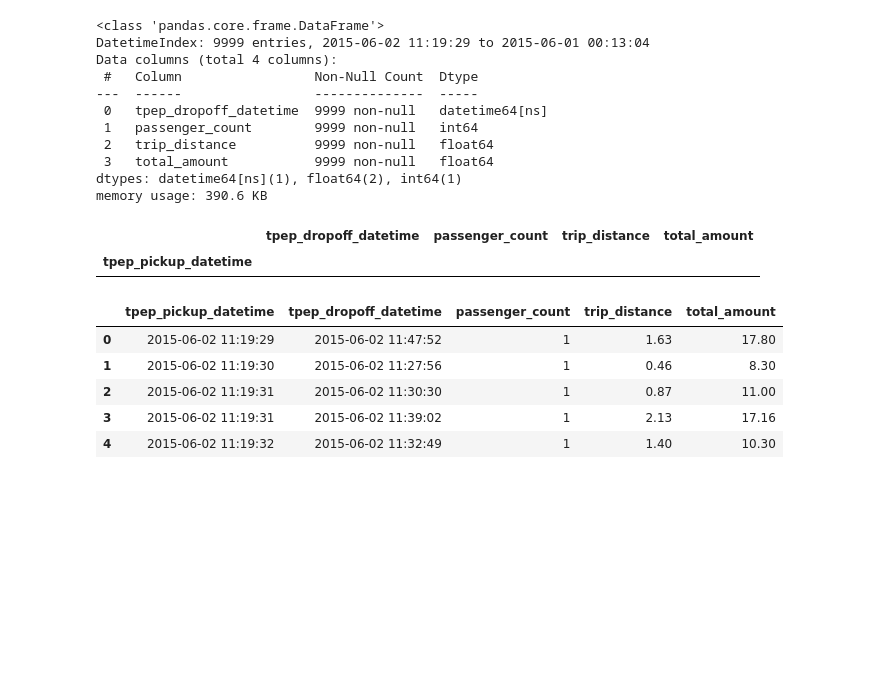
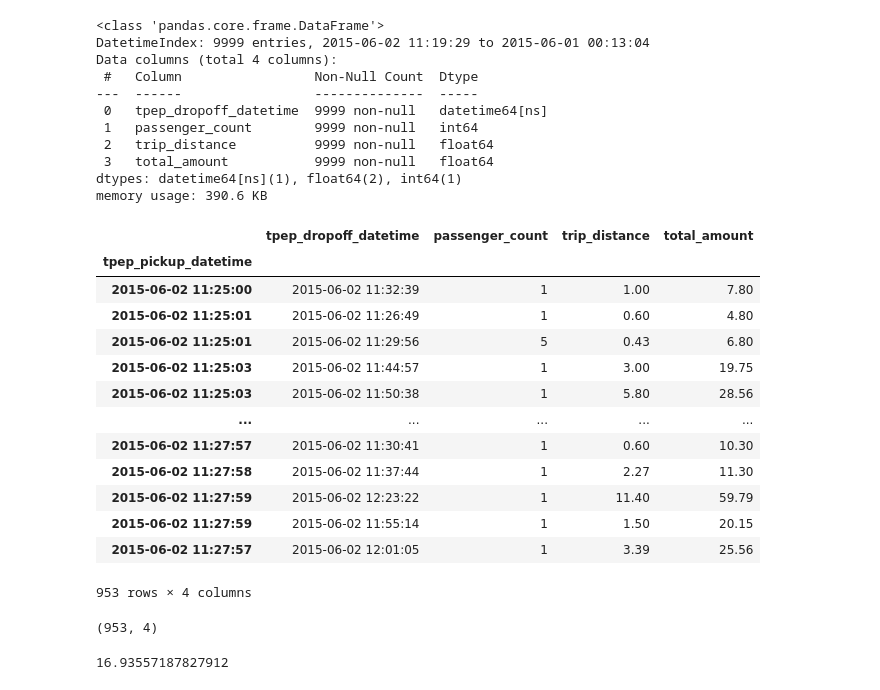
Before and after one commit to ramlaxman/cisco-2020-oct-14-pandas-dates, a Jupyter notebook: Cisco 2020 Oct 14 — pandas dates.ipynb, the cells around one changed output. Saved outputs shown, nothing was run; the diff lists cells and outputs as text; code cells hidden in the pictures; blank space fills up the shorter version.

```diff
--- a/Cisco 2020 Oct 14 — pandas dates.ipynb
+++ b/Cisco 2020 Oct 14 — pandas dates.ipynb
@@ -403,25 +403,19 @@ Data columns (total 4 columns):
 dtypes: datetime64[ns](1), float64(2), int64(1)
 memory usage: 390.6 KB
 # %%
-df.loc['2015-06-02 11:45']
+df.loc['2015-06-02 11:25':'2015-06-02 11:27']
 # %% [output]
 |  | tpep_dropoff_datetime | passenger_count | trip_distance | total_amount |
 | tpep_pickup_datetime |  |  |  |  |
+| 2015-06-02 11:25:00 | 2015-06-02 11:32:39 | 1 | 1.00 | 7.80 |
+| 2015-06-02 11:25:01 | 2015-06-02 11:26:49 | 1 | 0.60 | 4.80 |
+| 2015-06-02 11:25:01 | 2015-06-02 11:29:56 | 5 | 0.43 | 6.80 |
+| 2015-06-02 11:25:03 | 2015-06-02 11:44:57 | 1 | 3.00 | 19.75 |
+| 2015-06-02 11:25:03 | 2015-06-02 11:50:38 | 1 | 5.80 | 28.56 |
+| ... | ... | ... | ... | ... |
+| 2015-06-02 11:27:57 | 2015-06-02 11:30:41 | 1 | 0.60 | 10.30 |
+| 2015-06-02 11:27:58 | 2015-06-02 11:37:44 | 1 | 2.27 | 11.30 |
+| 2015-06-02 11:27:59 | 2015-06-02 12:23:22 | 1 | 11.40 | 59.79 |
+| 2015-06-02 11:27:59 | 2015-06-02 11:55:14 | 1 | 1.50 | 20.15 |
+| 2015-06-02 11:27:57 | 2015-06-02 12:01:05 | 1 | 3.39 | 25.56 |
+953 rows × 4 columns
-# %%
-df = pd.read_csv('taxi.csv',
-                usecols=['tpep_pickup_datetime',
-                        'tpep_dropoff_datetime',
-                        'passenger_count',
-                        'trip_distance',
-                        'total_amount'],
-                parse_dates=['tpep_pickup_datetime',
-                            'tpep_dropoff_datetime'])
-
-df.head()
-# %% [output]
-|  | tpep_pickup_datetime | tpep_dropoff_datetime | passenger_count | trip_distance | total_amount |
-| 0 | 2015-06-02 11:19:29 | 2015-06-02 11:47:52 | 1 | 1.63 | 17.80 |
-| 1 | 2015-06-02 11:19:30 | 2015-06-02 11:27:56 | 1 | 0.46 | 8.30 |
-| 2 | 2015-06-02 11:19:31 | 2015-06-02 11:30:30 | 1 | 0.87 | 11.00 |
-| 3 | 2015-06-02 11:19:31 | 2015-06-02 11:39:02 | 1 | 2.13 | 17.16 |
-| 4 | 2015-06-02 11:19:32 | 2015-06-02 11:32:49 | 1 | 1.40 | 10.30 |
@@ -430,2 +422,8 @@ df = df.set_index('tpep_pickup_datetime')
 # %%
-df.loc['2015-06-02 11']
+df.loc['2015-06-02 11:25':'2015-06-02 11:27'].shape
+# %% [output]
+(953, 4)
+# %%
+df.loc['2015-06-02 11:25':'2015-06-02 11:27']['total_amount'].mean()
+# %% [output]
+16.93557187827912
```
Also changed, not shown: parts of 1 cell of this notebook.
